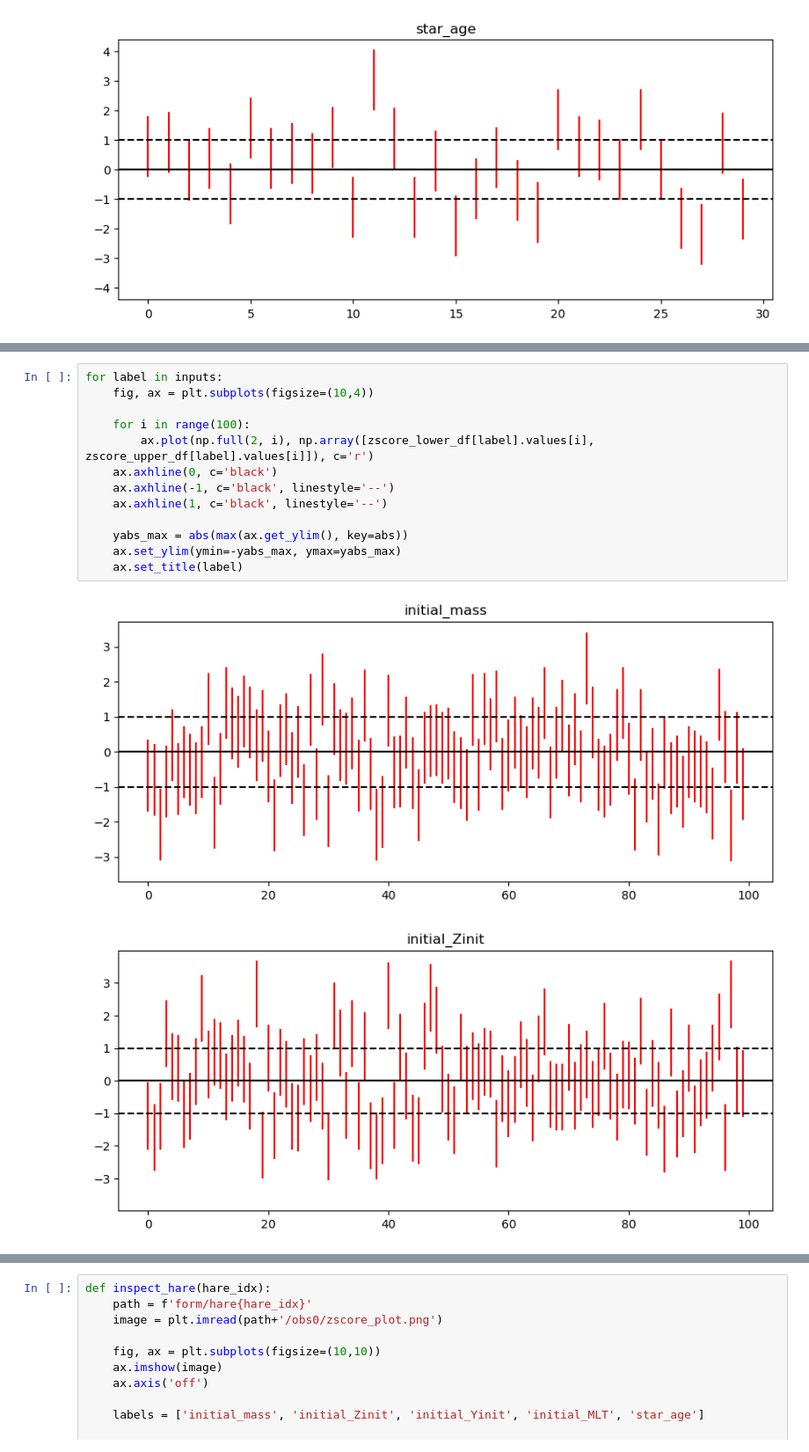
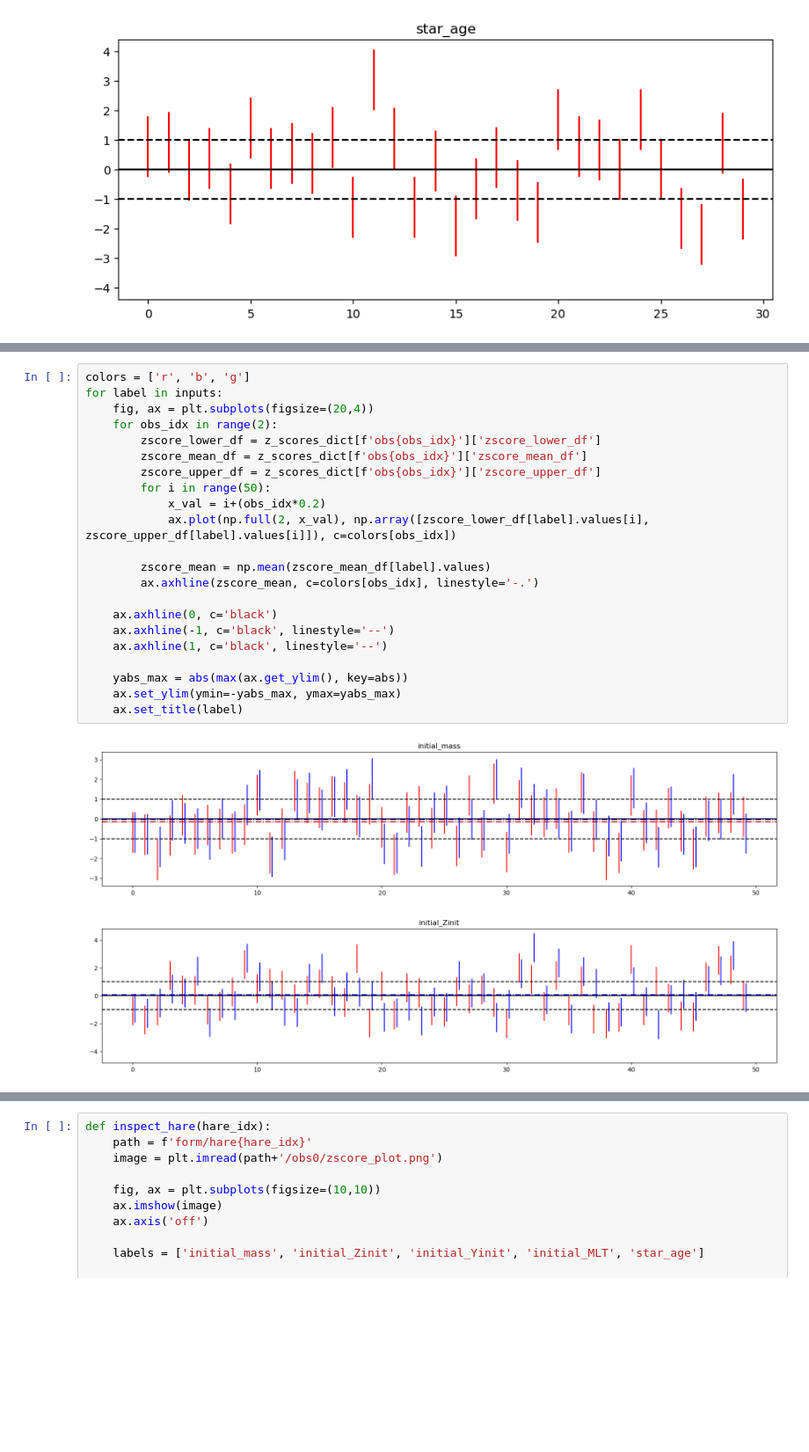
Before and after one commit to ojscutt/ultranest-pitchfork, a Jupyter notebook: population-zscore.ipynb, the cells around one changed output, grey strips where cells are left out. Shown at 88% size. Drawn from its saved outputs; the diff is of its cells as text; blank space fills up the shorter version.

Commit message:
z-scores over populations

```diff
--- a/population-zscore.ipynb
+++ b/population-zscore.ipynb
@@ -218,16 +227,25 @@ zscore_lower_df = pd.DataFrame(zscore_lower_array, columns = inputs)
 # %%
+colors = ['r', 'b', 'g']
 for label in inputs:
-    fig, ax = plt.subplots(figsize=(10,4))
+    fig, ax = plt.subplots(figsize=(20,4))
+    for obs_idx in range(2):
+        zscore_lower_df = z_scores_dict[f'obs{obs_idx}']['zscore_lower_df']
+        zscore_mean_df = z_scores_dict[f'obs{obs_idx}']['zscore_mean_df']
+        zscore_upper_df = z_scores_dict[f'obs{obs_idx}']['zscore_upper_df']
+        for i in range(50):
+            x_val = i+(obs_idx*0.2)
+            ax.plot(np.full(2, x_val), np.array([zscore_lower_df[label].values[i], zscore_upper_df[label].values[i]]), c=colors[obs_idx])
 
-    for i in range(100):
-        ax.plot(np.full(2, i), np.array([zscore_lower_df[label].values[i], zscore_upper_df[label].values[i]]), c='r')
+        zscore_mean = np.mean(zscore_mean_df[label].values)
+        ax.axhline(zscore_mean, c=colors[obs_idx], linestyle='-.')
+
     ax.axhline(0, c='black')
     ax.axhline(-1, c='black', linestyle='--')
     ax.axhline(1, c='black', linestyle='--')
 
     yabs_max = abs(max(ax.get_ylim(), key=abs))
     ax.set_ylim(ymin=-yabs_max, ymax=yabs_max)
     ax.set_title(label)
 # %% [output]
-[figure, old version]
+[figure, new version]
-[figure, old version]
+[figure, new version]
```
Also changed, not shown: parts of 3 cells of this notebook, 7 other files.
